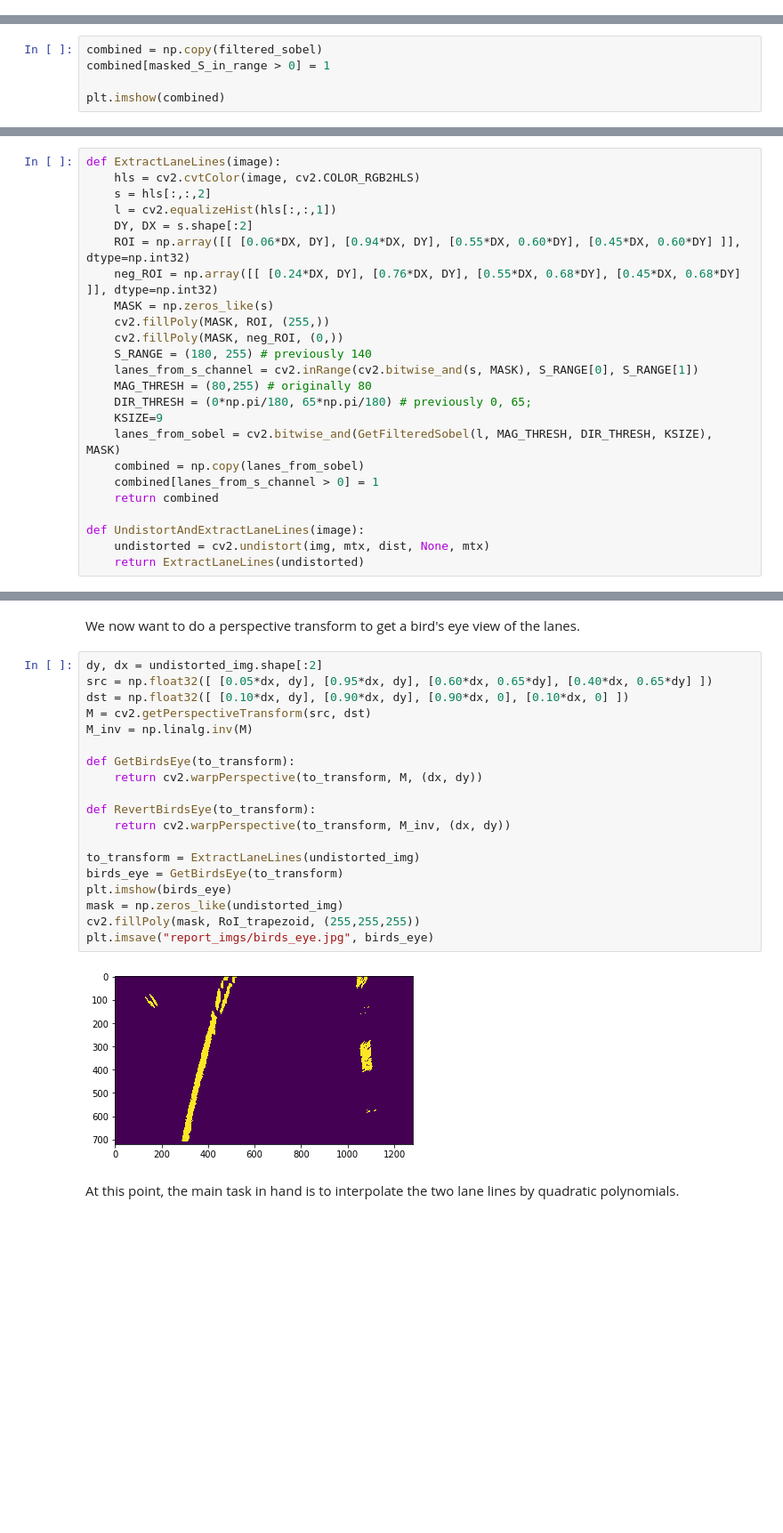
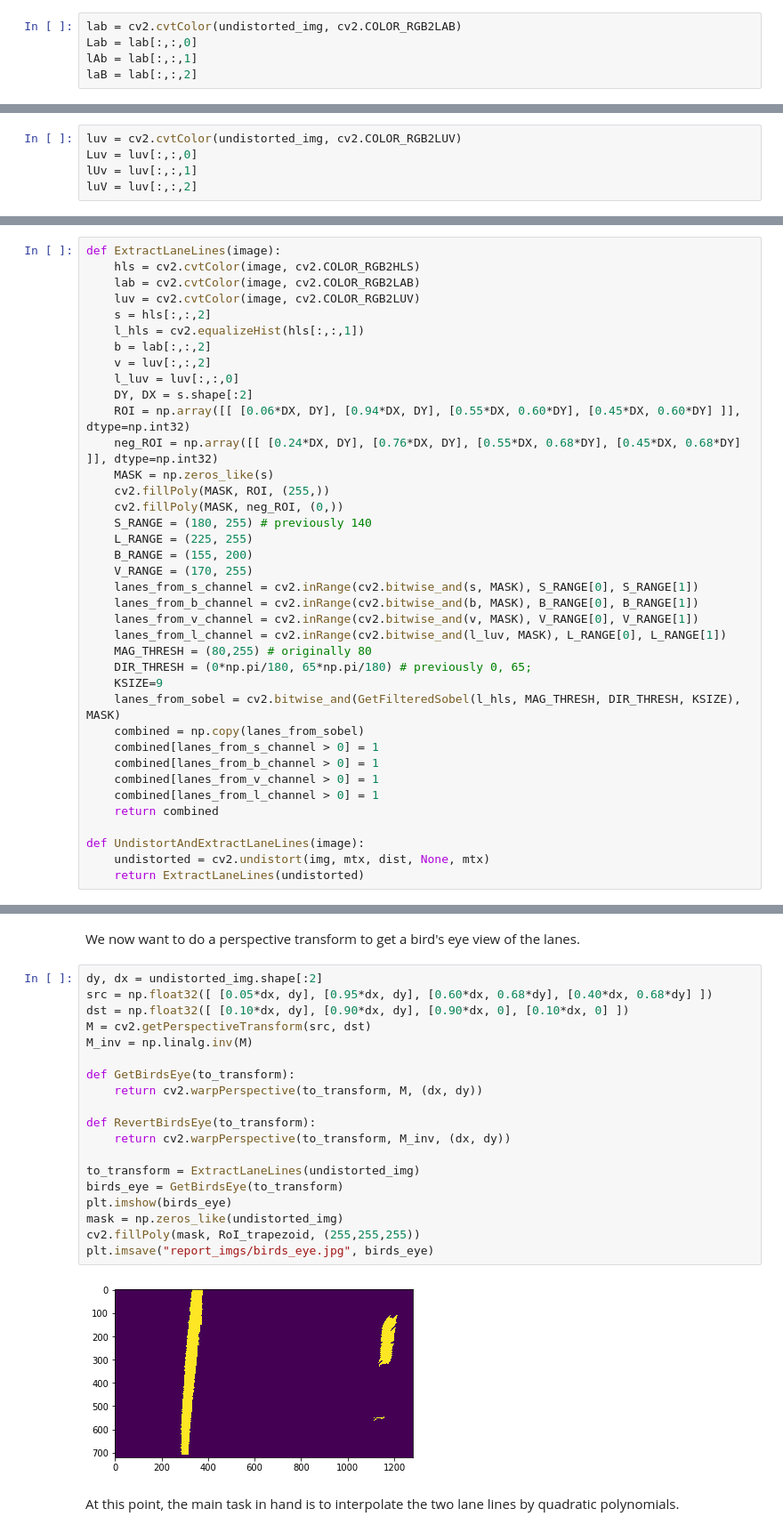
Before and after one commit to joaospinto/CarND-Advanced-Lane-Lines, a Jupyter notebook: Advanced Lane Lines (JSP).ipynb, the cells around one changed output, grey strips where cells are left out. Shown at 89% size. Saved outputs shown, nothing was run; the diff lists cells and outputs as text; blank space fills up the shorter version.

Commit message:
Using more sources (LAB/LUV color channels, etc).

```diff
--- a/Advanced Lane Lines (JSP).ipynb
+++ b/Advanced Lane Lines (JSP).ipynb
@@ -162,3 +162,8 @@ plt.imshow(V)
 # %% [output]
 <matplotlib.image.AxesImage at 0x...>
 [figure]
+# %%
+lab = cv2.cvtColor(undistorted_img, cv2.COLOR_RGB2LAB)
+Lab = lab[:,:,0]
+lAb = lab[:,:,1]
+laB = lab[:,:,2]
@@ -164,0 +185,5 @@ plt.imshow(V)
+# %%
+luv = cv2.cvtColor(undistorted_img, cv2.COLOR_RGB2LUV)
+Luv = luv[:,:,0]
+lUv = luv[:,:,1]
+luV = luv[:,:,2]
@@ -242,5 +300,0 @@ Now, we can combine both methods to give a better understading of where the lane
-# %%
-combined = np.copy(filtered_sobel)
-combined[masked_S_in_range > 0] = 1
-
-plt.imshow(combined)
@@ -252,8 +301,13 @@ We can now aggregate this entire pipeline in a single function, for simplicity i
 # %%
 def ExtractLaneLines(image):
     hls = cv2.cvtColor(image, cv2.COLOR_RGB2HLS)
+    lab = cv2.cvtColor(image, cv2.COLOR_RGB2LAB)
+    luv = cv2.cvtColor(image, cv2.COLOR_RGB2LUV)
     s = hls[:,:,2]
-    l = cv2.equalizeHist(hls[:,:,1])
+    l_hls = cv2.equalizeHist(hls[:,:,1])
+    b = lab[:,:,2]
+    v = luv[:,:,2]
+    l_luv = luv[:,:,0]
     DY, DX = s.shape[:2]
     ROI = np.array([[ [0.06*DX, DY], [0.94*DX, DY], [0.55*DX, 0.60*DY], [0.45*DX, 0.60*DY] ]], dtype=np.int32)
     neg_ROI = np.array([[ [0.24*DX, DY], [0.76*DX, DY], [0.55*DX, 0.68*DY], [0.45*DX, 0.68*DY] ]], dtype=np.int32)
@@ -261,13 +315,22 @@ def ExtractLaneLines(image):
     cv2.fillPoly(MASK, ROI, (255,))
     cv2.fillPoly(MASK, neg_ROI, (0,))
     S_RANGE = (180, 255) # previously 140
+    L_RANGE = (225, 255)
+    B_RANGE = (155, 200)
+    V_RANGE = (170, 255)
     lanes_from_s_channel = cv2.inRange(cv2.bitwise_and(s, MASK), S_RANGE[0], S_RANGE[1])
+    lanes_from_b_channel = cv2.inRange(cv2.bitwise_and(b, MASK), B_RANGE[0], B_RANGE[1])
+    lanes_from_v_channel = cv2.inRange(cv2.bitwise_and(v, MASK), V_RANGE[0], V_RANGE[1])
+    lanes_from_l_channel = cv2.inRange(cv2.bitwise_and(l_luv, MASK), L_RANGE[0], L_RANGE[1])
     MAG_THRESH = (80,255) # originally 80
     DIR_THRESH = (0*np.pi/180, 65*np.pi/180) # previously 0, 65;
     KSIZE=9
-    lanes_from_sobel = cv2.bitwise_and(GetFilteredSobel(l, MAG_THRESH, DIR_THRESH, KSIZE), MASK)
+    lanes_from_sobel = cv2.bitwise_and(GetFilteredSobel(l_hls, MAG_THRESH, DIR_THRESH, KSIZE), MASK)
     combined = np.copy(lanes_from_sobel)
     combined[lanes_from_s_channel > 0] = 1
+    combined[lanes_from_b_channel > 0] = 1
+    combined[lanes_from_v_channel > 0] = 1
+    combined[lanes_from_l_channel > 0] = 1
     return combined
 
 def UndistortAndExtractLaneLines(image):
@@ -283,25 +346,25 @@ plt.imsave("report_imgs/extracted_markings.jpg", extracted_markings)
 We now want to do a perspective transform to get a bird's eye view of the lanes.
 # %%
 dy, dx = undistorted_img.shape[:2]
-src = np.float32([ [0.05*dx, dy], [0.95*dx, dy], [0.60*dx, 0.65*dy], [0.40*dx, 0.65*dy] ])
+src = np.float32([ [0.05*dx, dy], [0.95*dx, dy], [0.60*dx, 0.68*dy], [0.40*dx, 0.68*dy] ])
 dst = np.float32([ [0.10*dx, dy], [0.90*dx, dy], [0.90*dx, 0], [0.10*dx, 0] ])
 M = cv2.getPerspectiveTransform(src, dst)
 M_inv = np.linalg.inv(M)
 
 def GetBirdsEye(to_transform):
     return cv2.warpPerspective(to_transform, M, (dx, dy))
 
 def RevertBirdsEye(to_transform):
     return cv2.warpPerspective(to_transform, M_inv, (dx, dy))
 
 to_transform = ExtractLaneLines(undistorted_img)
 birds_eye = GetBirdsEye(to_transform)
 plt.imshow(birds_eye)
 mask = np.zeros_like(undistorted_img)
 cv2.fillPoly(mask, RoI_trapezoid, (255,255,255))
 plt.imsave("report_imgs/birds_eye.jpg", birds_eye)
 # %% [output]
-[figure, old version]
+[figure, new version]
 # %% [markdown]
 At this point, the main task in hand is to interpolate the two lane lines by quadratic polynomials.
 # %%
```
Also changed, not shown: parts of 29 cells of this notebook, 14 other files.
